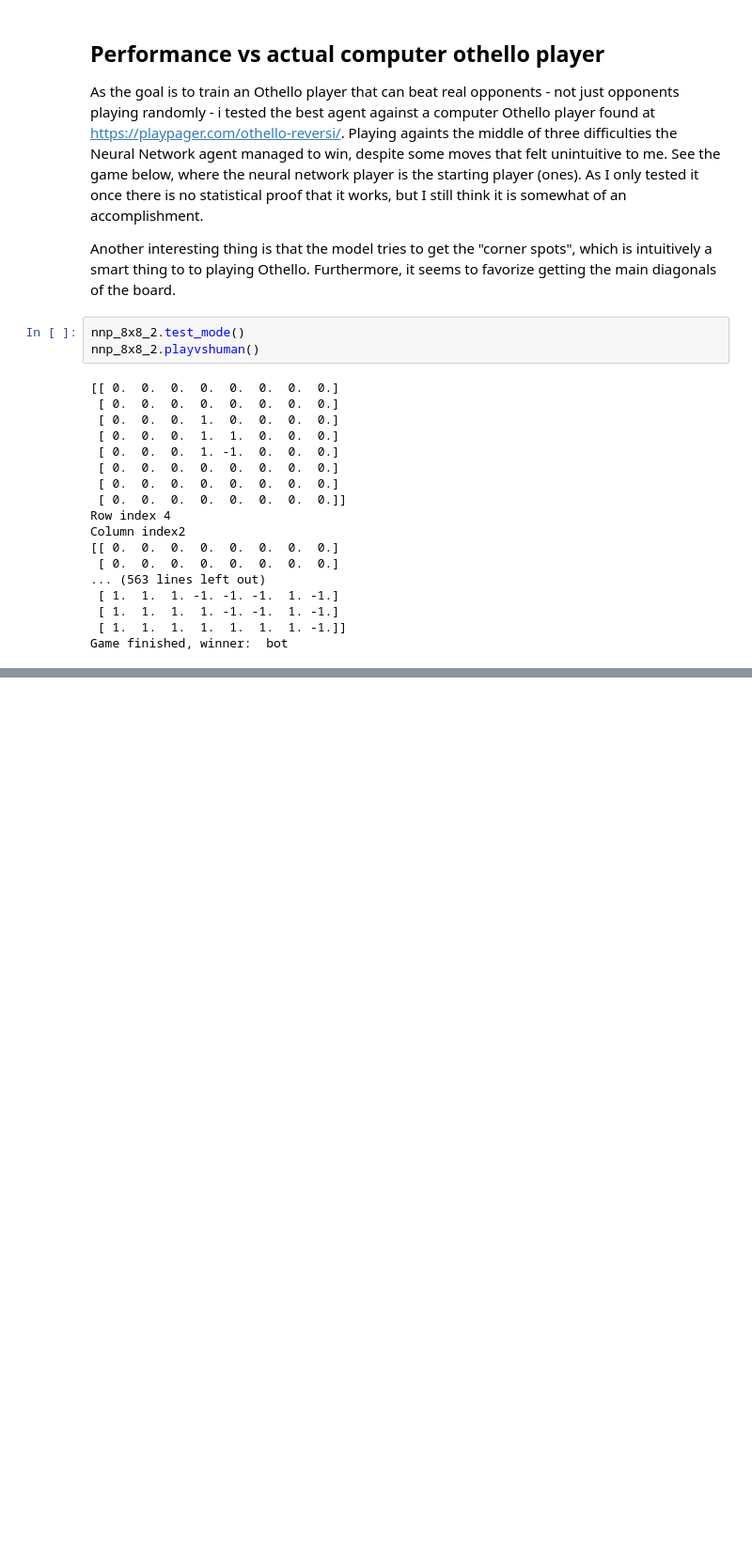
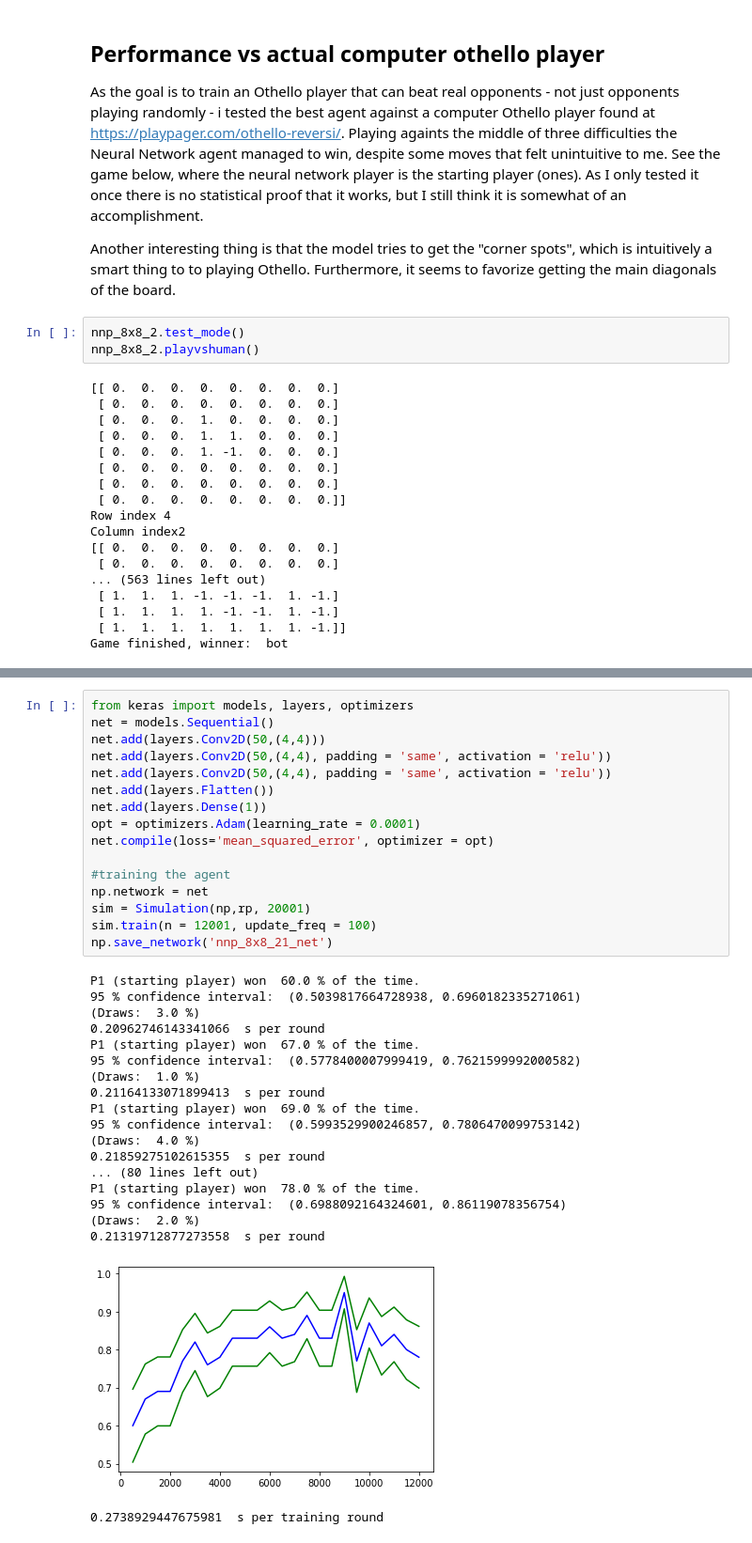
Before and after one commit to rasmushelander/othello, a Jupyter notebook: Training and evaluating models.ipynb, the cells around one changed output, grey strips where cells are left out. Shown at 94% size. Drawn from its saved outputs; the diff is of its cells as text; blank space fills up the shorter version.

```diff
--- a/Training and evaluating models.ipynb
+++ b/Training and evaluating models.ipynb
@@ -407,0 +518,36 @@ Game finished, winner:  bot
+# %%
+from keras import models, layers, optimizers
+net = models.Sequential()
+net.add(layers.Conv2D(50,(4,4)))
+net.add(layers.Conv2D(50,(4,4), padding = 'same', activation = 'relu'))
+net.add(layers.Conv2D(50,(4,4), padding = 'same', activation = 'relu'))
+net.add(layers.Flatten())
+net.add(layers.Dense(1))
+opt = optimizers.Adam(learning_rate = 0.0001)
+net.compile(loss='mean_squared_error', optimizer = opt)
+
+#training the agent
+np.network = net
+sim = Simulation(np,rp, 20001)
+sim.train(n = 12001, update_freq = 100)
+np.save_network('nnp_8x8_21_net')
+# %% [output]
+P1 (starting player) won  60.0 % of the time.
+95 % confidence interval:  (0.5039817664728938, 0.6960182335271061)
+(Draws:  3.0 %)
+0.20962746143341066  s per round
+P1 (starting player) won  67.0 % of the time.
+95 % confidence interval:  (0.5778400007999419, 0.7621599992000582)
+(Draws:  1.0 %)
+0.21164133071899413  s per round
+P1 (starting player) won  69.0 % of the time.
+95 % confidence interval:  (0.5993529900246857, 0.7806470099753142)
+(Draws:  4.0 %)
+0.21859275102615355  s per round
+... (80 lines left out)
+P1 (starting player) won  78.0 % of the time.
+95 % confidence interval:  (0.6988092164324601, 0.86119078356754)
+(Draws:  2.0 %)
+0.21319712877273558  s per round
+[figure, added]
+0.2738929447675981  s per training round
```
Also changed, not shown: parts of 25 cells of this notebook.
